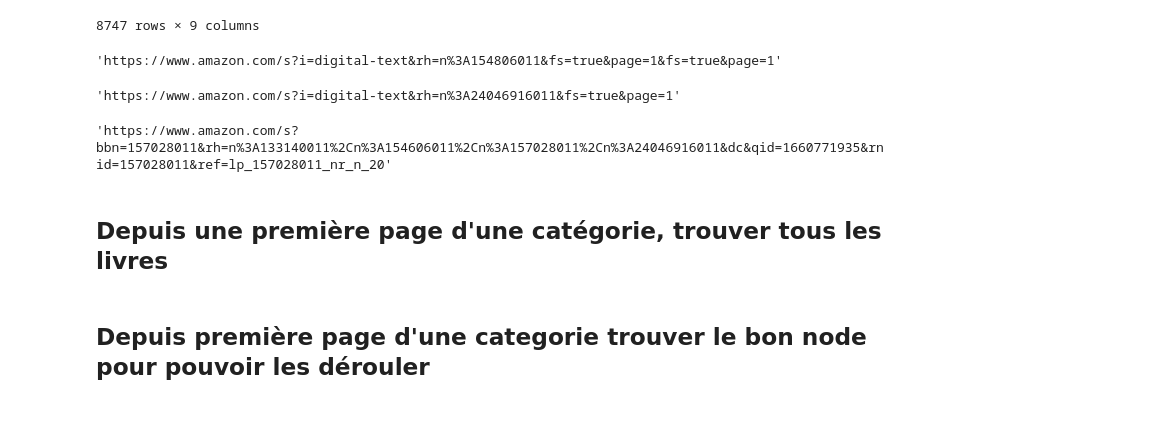
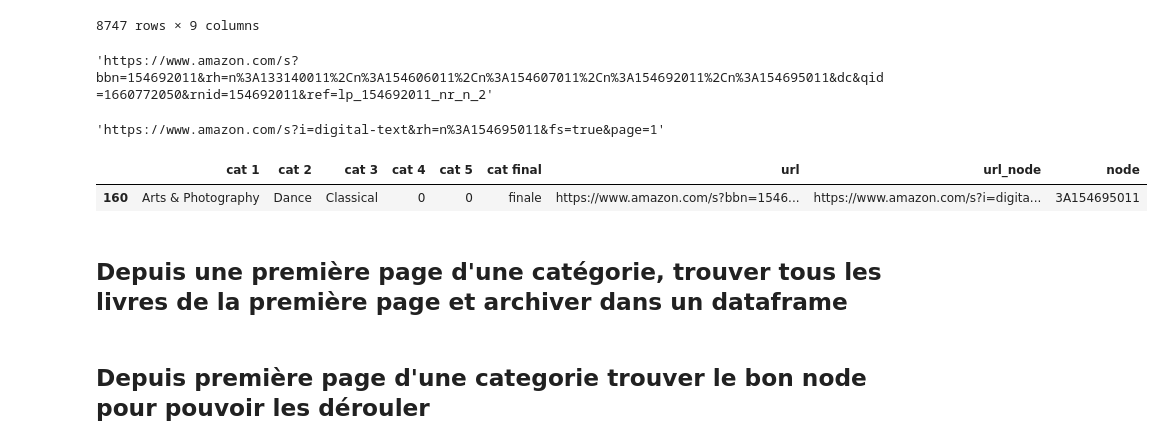
Before and after one commit to thomasgassin/kindle-scrapper, a Jupyter notebook: notebooks/NoteBook.ipynb, the cells around one changed output. Drawn from its saved outputs; the diff is of its cells as text; code cells hidden in the pictures; blank space fills up the shorter version.

Commit message:
create dataframe result

```diff
--- a/notebooks/NoteBook.ipynb
+++ b/notebooks/NoteBook.ipynb
@@ -754,18 +786,19 @@ dataframe_FINALE
 | 8746 | Travel | United States | Washington, D.C. | 0 | 0 | finale | https://www.amazon.com/s?bbn=1599... | https://www.amazon.com/s?i=digita... | 3A160062011 |
 8747 rows × 9 columns
 # %%
-trouver_node_url( dataframe_FINALE['url'][5] )
+dataframe_FINALE['url'][160]
 # %% [output]
-'https://www.amazon.com/s?i=digital-text&rh=n%3A154806011&fs=true&page=1&fs=true&page=1'
+'https://www.amazon.com/s?bbn=154692011&rh=n%3A133140011%2Cn%3A154606011%2Cn%3A154607011%2Cn%3A154692011%2Cn%3A154695011&dc&qid=1660772050&rnid=154692011&ref=lp_154692011_nr_n_2'
 # %%
-dataframe_FINALE['url_node'][60]
+dataframe_FINALE['url_node'][160]
 # %% [output]
-'https://www.amazon.com/s?i=digital-text&rh=n%3A24046916011&fs=true&page=1'
+'https://www.amazon.com/s?i=digital-text&rh=n%3A154695011&fs=true&page=1'
 # %%
-dataframe_FINALE['url'][60]
+dataframe_FINALE.loc[[160]]
 # %% [output]
-'https://www.amazon.com/s?bbn=157028011&rh=n%3A133140011%2Cn%3A154606011%2Cn%3A157028011%2Cn%3A24046916011&dc&qid=1660771935&rnid=157028011&ref=lp_157028011_nr_n_20'
+|  | cat 1 | cat 2 | cat 3 | cat 4 | cat 5 | cat final | url | url_node | node |
+| 160 | Arts & Photography | Dance | Classical | 0 | 0 | finale | https://www.amazon.com/s?bbn=1546... | https://www.amazon.com/s?i=digita... | 3A154695011 |
 # %%
 dataframe_FINALE['node']=
 # %% [markdown]
-## Depuis une première page d'une catégorie, trouver tous les livres
+## Depuis une première page d'une catégorie, trouver tous les livres de la première page et archiver dans un dataframe
```
Also changed, not shown: parts of 3 cells of this notebook.
